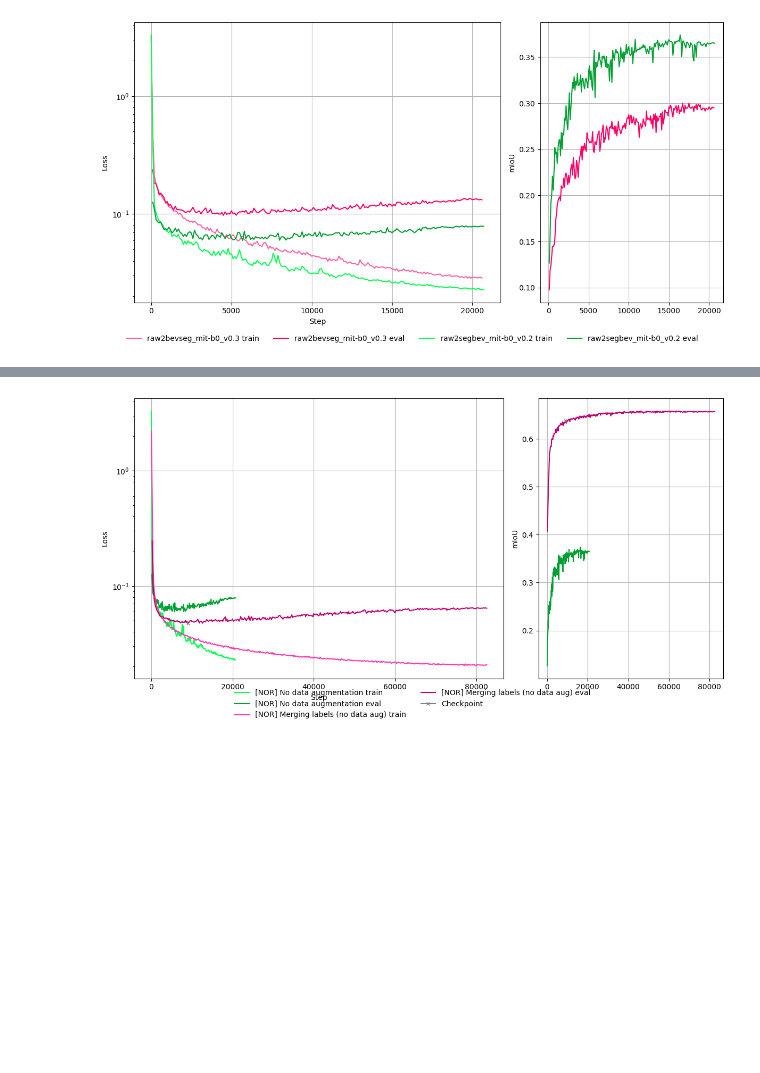
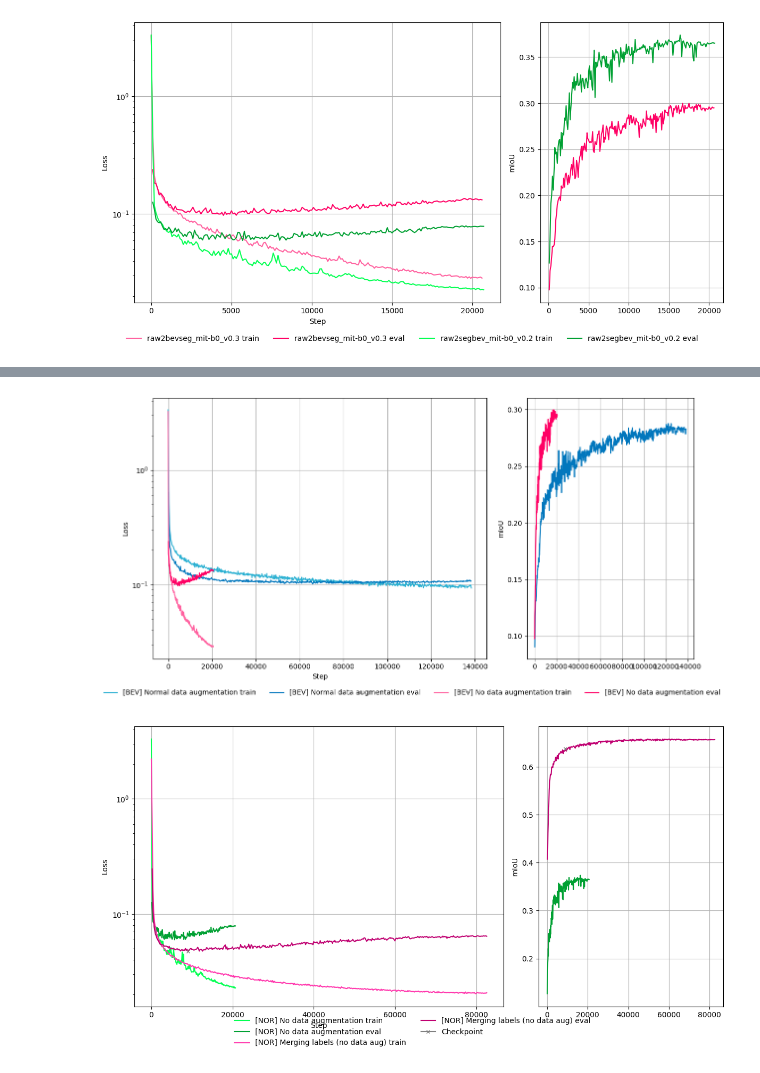
Before and after one commit to alanglk/BEV2Seg_2, a Jupyter notebook: notebooks/tensorboard_logs.ipynb, the cells around one changed output, grey strips where cells are left out. Drawn from its saved outputs; the diff is of its cells as text; code cells hidden in the pictures; blank space fills up the shorter version.

```diff
--- a/notebooks/tensorboard_logs.ipynb
+++ b/notebooks/tensorboard_logs.ipynb
@@ -199,3 +215,29 @@ plt.show()
+# %%
+# [BEV] DATA AUG COMP
+fig, axes = plt.subplots(1, 2, sharex=True, sharey=False, figsize=(12, 6),gridspec_kw={'width_ratios': [2, 1]} )
+
+plot_train_vs_eval_loss(bev_logs, "raw2bevseg_mit-b0_v0.6", label_name="[BEV] Normal data augmentation", colors = [COLOR_PALETTE[3], COLOR_PALETTE[2]], ax=axes[0])
+plot_mIoU(bev_logs, "raw2bevseg_mit-b0_v0.6", label_name="[BEV] Normal data augmentation", color = COLOR_PALETTE[2], ax=axes[1])
+# plot_train_vs_eval_loss(bev_logs, "raw2bevseg_mit-b0_v0.5", label_name="[BEV] Extrinsic data augmentation", colors = [COLOR_PALETTE[5], COLOR_PALETTE[4]], ax=axes[0])
+# plot_mIoU(bev_logs, "raw2bevseg_mit-b0_v0.5", label_name="[BEV] Extrinsic data augmentation", color = COLOR_PALETTE[4], ax=axes[1])
+plot_train_vs_eval_loss(bev_logs, "raw2bevseg_mit-b0_v0.3", label_name="[BEV] No data augmentation", colors = [COLOR_PALETTE[1], COLOR_PALETTE[0]], ax=axes[0])
+plot_mIoU(bev_logs, "raw2bevseg_mit-b0_v0.3", label_name="[BEV] No data augmentation", color = COLOR_PALETTE[0], ax=axes[1])
+
+handles, labels = axes[0].get_legend_handles_labels()
+fig.legend(handles, labels,loc='lower center',ncol=4,bbox_to_anchor=(0.5, -0.05),frameon=False)
+
+axes[0].set_xlabel("Step")
+axes[0].set_ylabel("Loss")
+axes[0].set_yscale('log')
+axes[0].grid(True)
+
+axes[1].set_ylabel("mIoU")
+axes[1].grid(True)
+
+plt.tight_layout()
+plt.show()
+# %% [output]
+[figure, added]
 # %%
 # WITH MERGING LABELS
 fig, axes = plt.subplots(1, 2, sharex=True, sharey=False, figsize=(12, 6),gridspec_kw={'width_ratios': [2, 1]} )
```
Also changed, not shown: parts of 4 cells of this notebook, 6 other files.
